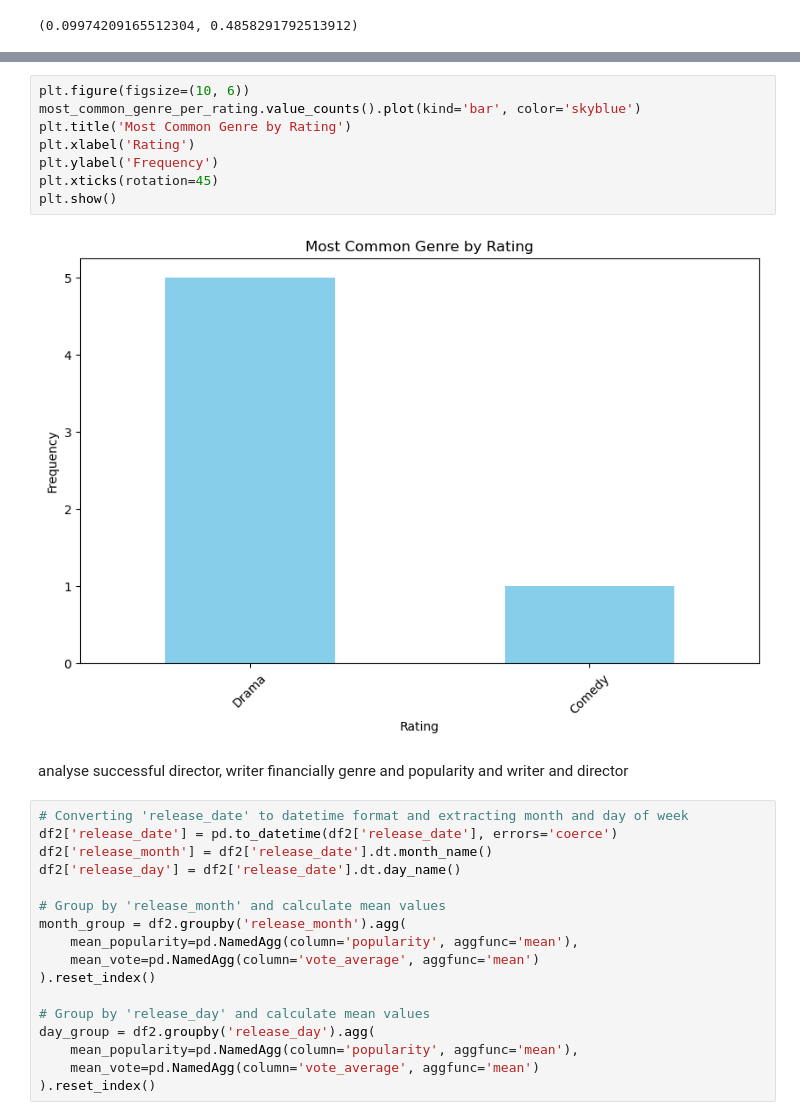
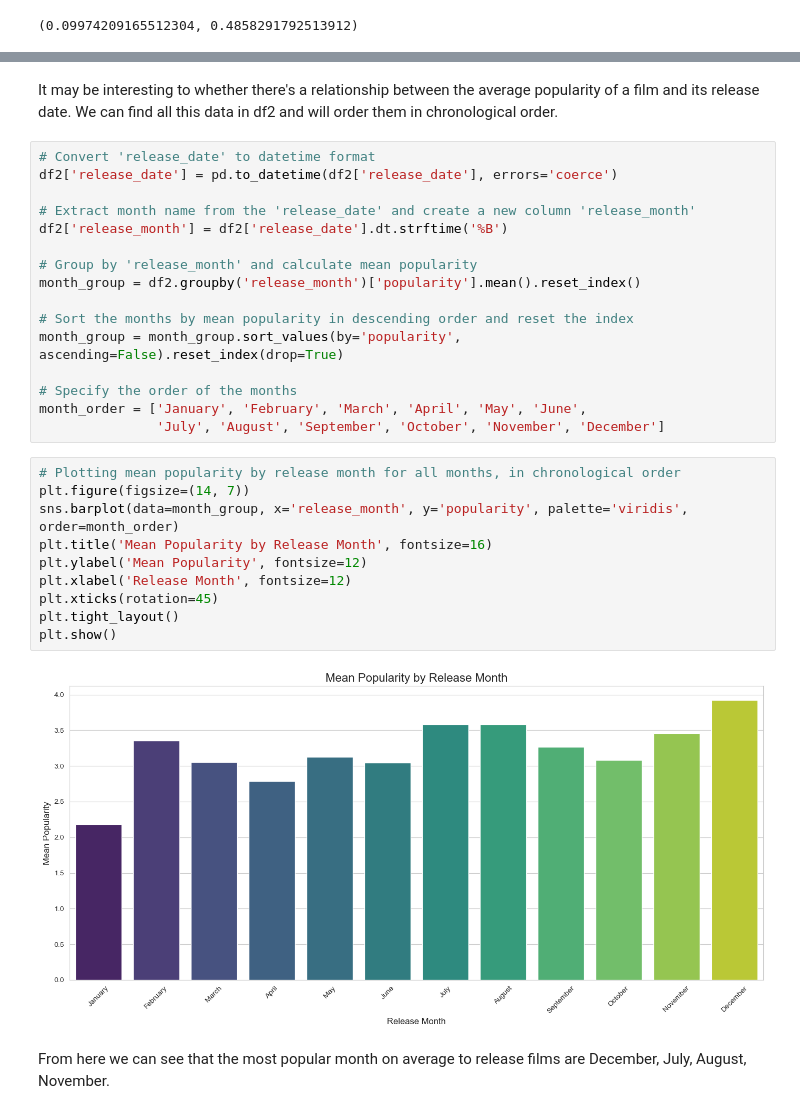
Before and after one commit to MMarinelis/Dat8-project-1, a Jupyter notebook: Movie Analysis-1 copy.ipynb, the cells around one changed output, grey strips where cells are left out. Drawn from its saved outputs; the diff is of its cells as text.

Commit message:
Updated visualisations

```diff
--- a/Movie Analysis-1 copy.ipynb
+++ b/Movie Analysis-1 copy.ipynb
@@ -501,30 +359,32 @@ Let's visualise all this data now!
-# %%
-plt.figure(figsize=(10, 6))
-most_common_genre_per_rating.value_counts().plot(kind='bar', color='skyblue')
-plt.title('Most Common Genre by Rating')
-plt.xlabel('Rating')
-plt.ylabel('Frequency')
-plt.xticks(rotation=45)
-plt.show()
-# %% [output]
-[figure, removed]
-# %% [markdown]
-analyse successful director, writer financially
-genre and popularity and writer and director
-# %%
-# Converting 'release_date' to datetime format and extracting month and day of week
-df2['release_date'] = pd.to_datetime(df2['release_date'], errors='coerce')
-df2['release_month'] = df2['release_date'].dt.month_name()
-df2['release_day'] = df2['release_date'].dt.day_name()
-
-# Group by 'release_month' and calculate mean values
-month_group = df2.groupby('release_month').agg(
-    mean_popularity=pd.NamedAgg(column='popularity', aggfunc='mean'),
-    mean_vote=pd.NamedAgg(column='vote_average', aggfunc='mean')
-).reset_index()
-
-# Group by 'release_day' and calculate mean values
-day_group = df2.groupby('release_day').agg(
-    mean_popularity=pd.NamedAgg(column='popularity', aggfunc='mean'),
-    mean_vote=pd.NamedAgg(column='vote_average', aggfunc='mean')
-).reset_index()
+# %% [markdown]
+It may be interesting to whether there's a relationship between the average popularity of a film and its release date. We can find all this data in df2 and will order them in chronological order.
+# %%
+# Convert 'release_date' to datetime format
+df2['release_date'] = pd.to_datetime(df2['release_date'], errors='coerce')
+
+# Extract month name from the 'release_date' and create a new column 'release_month'
+df2['release_month'] = df2['release_date'].dt.strftime('%B')
+
+# Group by 'release_month' and calculate mean popularity
+month_group = df2.groupby('release_month')['popularity'].mean().reset_index()
+
+# Sort the months by mean popularity in descending order and reset the index
+month_group = month_group.sort_values(by='popularity', ascending=False).reset_index(drop=True)
+
+# Specify the order of the months
+month_order = ['January', 'February', 'March', 'April', 'May', 'June',
+               'July', 'August', 'September', 'October', 'November', 'December']
+# %%
+# Plotting mean popularity by release month for all months, in chronological order
+plt.figure(figsize=(14, 7))
+sns.barplot(data=month_group, x='release_month', y='popularity', palette='viridis', order=month_order)
+plt.title('Mean Popularity by Release Month', fontsize=16)
+plt.ylabel('Mean Popularity', fontsize=12)
+plt.xlabel('Release Month', fontsize=12)
+plt.xticks(rotation=45)
+plt.tight_layout()
+plt.show()
+# %% [output]
+[figure, added]
+# %% [markdown]
+From here we can see that the most popular month on average to release films are December, July, August, November.
```
Also changed, not shown: parts of 33 cells of this notebook, 3 other files.
